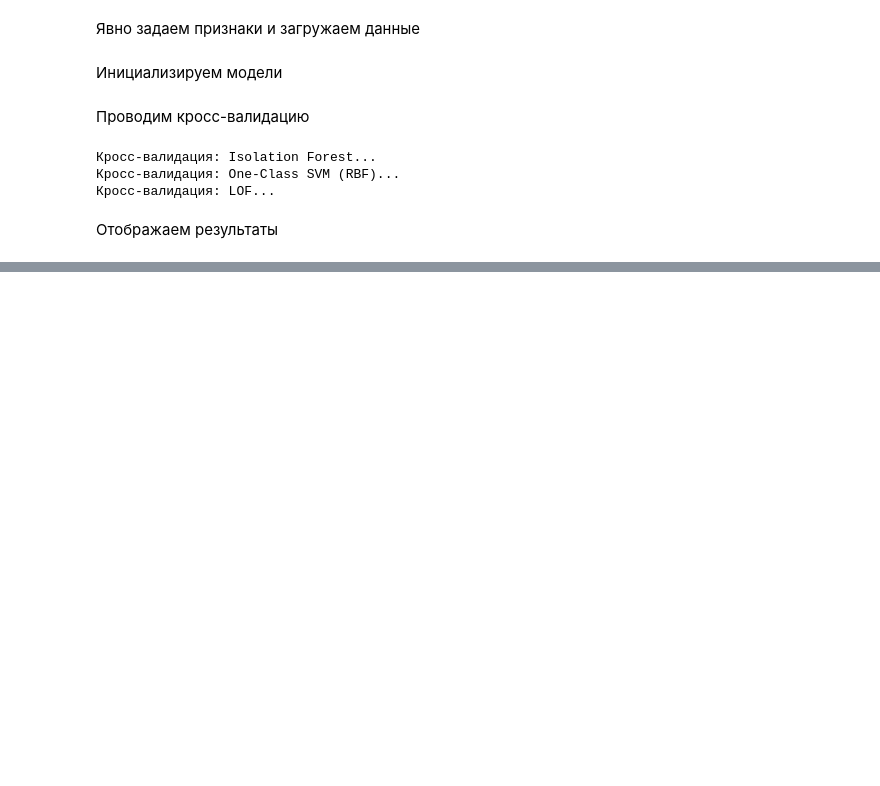
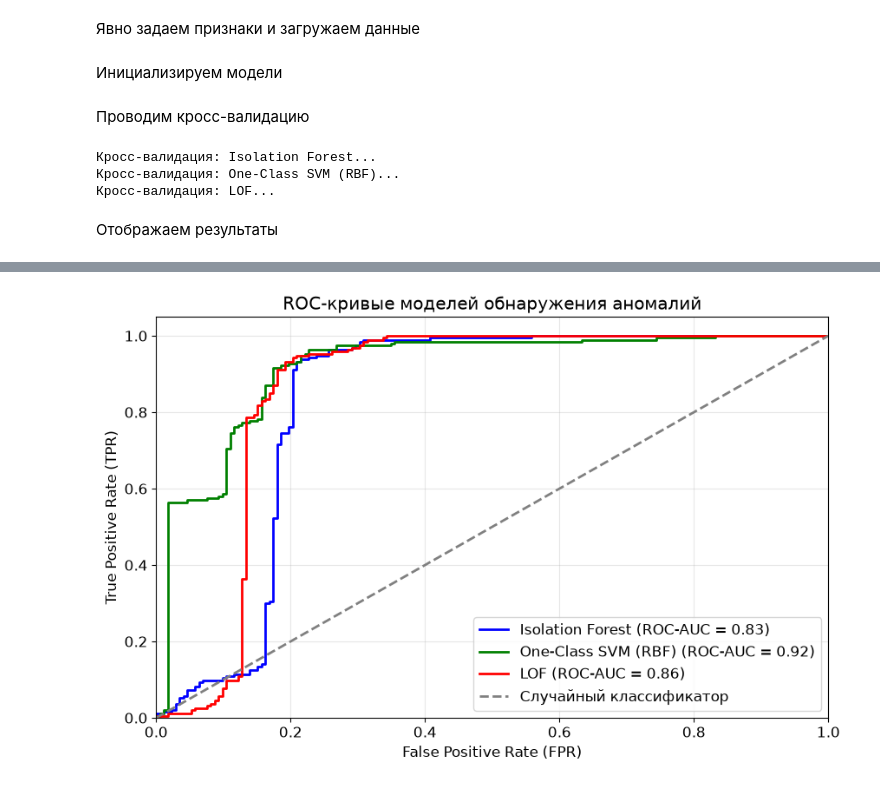
Before and after one commit to kingtuler1454/RuleBasedFilterMiddleware, a Jupyter notebook: scripts/Tutorial.ipynb, the cells around one changed output, grey strips where cells are left out. Drawn from its saved outputs; the diff is of its cells as text; code cells hidden in the pictures; blank space fills up the shorter version.

```diff
--- a/scripts/Tutorial.ipynb
+++ b/scripts/Tutorial.ipynb
@@ -237,0 +238,97 @@ df_results.to_csv("tmp_files/model_compare_cv.csv", index=False)
+# %%
+import matplotlib.pyplot as plt
+from sklearn.metrics import roc_curve, precision_recall_curve, auc
+plt.rcParams['figure.figsize'] = (10, 6)
+plt.rcParams['font.size'] = 12
+colors = {
+    "Isolation Forest": "blue",
+    "One-Class SVM (RBF)": "green",
+    "LOF": "red"
+}
+plt.figure()
+for model_name, data in plot_data.items():
+    y_true = np.array(data["y_true"])
+    scores = np.array(data["scores"])
+
+    fpr, tpr, _ = roc_curve(y_true, scores)
+    roc_auc = auc(fpr, tpr)
+
+    plt.plot(fpr, tpr, color=colors[model_name], lw=2,
+             label=f'{model_name} (ROC-AUC = {roc_auc:.2f})')
+plt.plot([0, 1], [0, 1], color='gray', lw=2, linestyle='--', label='Случайный классификатор')
+plt.xlim([0.0, 1.0])
+plt.ylim([0.0, 1.05])
+plt.xlabel('False Positive Rate (FPR)')
+plt.ylabel('True Positive Rate (TPR)')
+plt.title('ROC-кривые моделей обнаружения аномалий')
+plt.legend(loc="lower right")
+plt.grid(alpha=0.3)
+plt.show()
+
+plt.figure()
+for model_name, data in plot_data.items():
+    y_true = np.array(data["y_true"])
+    scores = np.array(data["scores"])
+
+    precision, recall, _ = precision_recall_curve(y_true, scores)
+    pr_auc = auc(recall, precision)
+
+    plt.plot(recall, precision, color=colors[model_name], lw=2,
+             label=f'{model_name} (PR-AUC = {pr_auc:.2f})')
+baseline = sum(plot_data["Isolation Forest"]["y_true"]) / len(plot_data["Isolation Forest"]["y_true"])
+plt.axhline(y=baseline, color='gray', linestyle='--', label=f'Случайный классификатор (PR-AUC = {baseline:.2f})')
+
+plt.xlim([0.0, 1.0])
+plt.ylim([0.0, 1.05])
+plt.xlabel('Recall (Полнота)')
+plt.ylabel('Precision (Точность)')
+plt.title('PR-кривые моделей обнаружения аномалий')
+plt.legend(loc="lower left")
+plt.grid(alpha=0.3)
+plt.show()
+
+fig, axes = plt.subplots(1, 3, figsize=(18, 5))
+
+for ax, (model_name, data) in zip(axes, plot_data.items()):
+    y_true = np.array(data["y_true"])
+    scores = np.array(data["scores"])
+
+    scores_clean = scores[y_true == 0]
+    scores_synthetic = scores[y_true == 1]
+
+    ax.hist(scores_clean, bins=40, alpha=0.6, color='blue', label='clean (легитимное)')
+    ax.hist(scores_synthetic, bins=40, alpha=0.6, color='red', label='synthetic (атака)')
+
+
+    ax.axvline(x=0.6, color='black', linestyle='--', label='Порог = 0.6')
+
+    ax.set_title(model_name)
+    ax.set_xlabel('Anomaly Score')
+    ax.set_ylabel('Плотность')
+    ax.legend()
+
+plt.tight_layout()
+plt.show()
+
+
+
+df_res = pd.DataFrame(results)
+
+df_res['F1_mean'] = df_res['F1'].apply(lambda x: float(x.split(' ± ')[0]))
+
+plt.figure(figsize=(8, 5))
+bars = plt.bar(df_res['Модель'], df_res['F1_mean'], color=['blue', 'green', 'red'])
+plt.axhline(y=0.375, color='gray', linestyle='--', label='Случайный классификатор (F1 = 0.375)')
+plt.ylabel('F1-мера')
+plt.title('Сравнение моделей по F1-мере')
+plt.ylim(0, 1.0)
+
+
+for bar in bars:
+    yval = bar.get_height()
+    plt.text(bar.get_x() + bar.get_width()/2.0, yval, f'{yval:.3f}', ha='center', va='bottom')
+
+plt.legend()
+plt.show()
+# %% [output]
+[figure, added]
```
Also changed, not shown: parts of 6 cells of this notebook.
